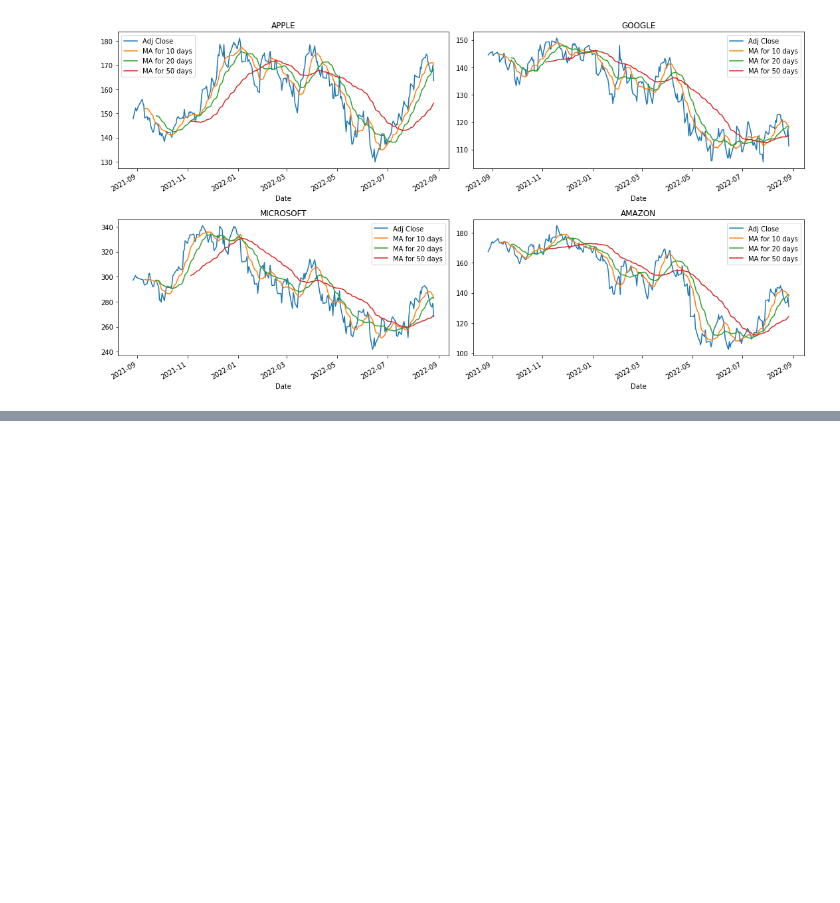
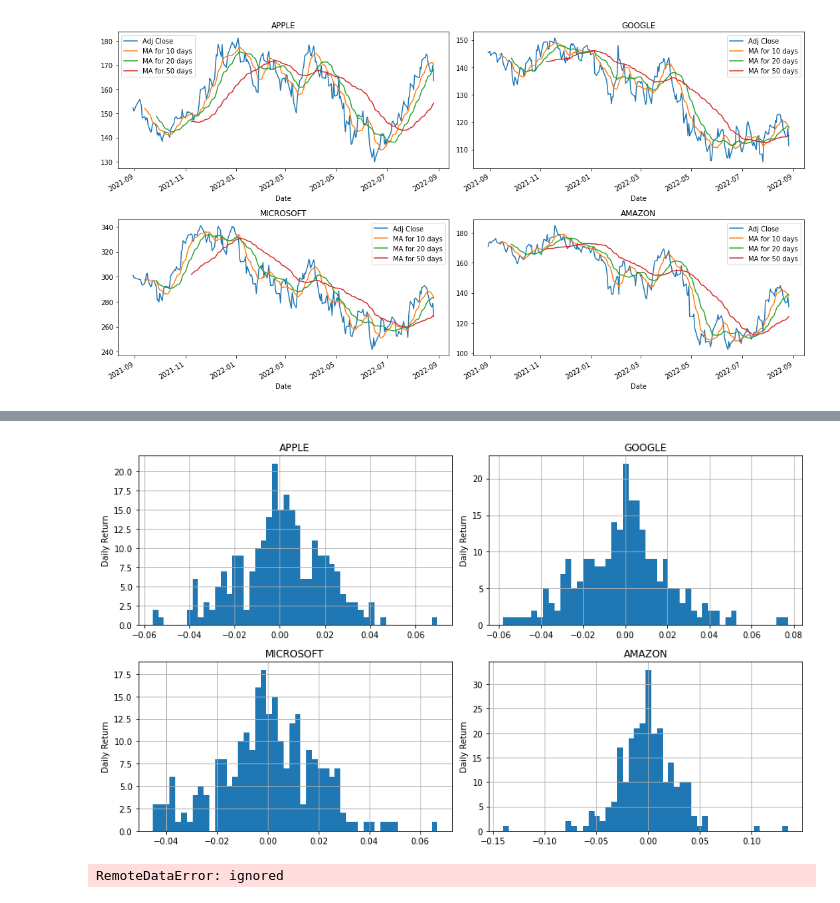
Before and after one commit to BANZOM/Stock_Market_Price_Prediction_by_LSTM, a Jupyter notebook: stocks_market_prediction_usingLSTM.ipynb, the cells around one changed output, grey strips where cells are left out. Drawn from its saved outputs; the diff is of its cells as text; code cells hidden in the pictures; blank space fills up the shorter version.

```diff
--- a/stocks_market_prediction_usingLSTM.ipynb
+++ b/stocks_market_prediction_usingLSTM.ipynb
@@ -186,0 +230,18 @@ fig.tight_layout()
+# %%
+plt.figure(figsize=(12, 7))
+
+for i, company in enumerate(company_list, 1):
+    plt.subplot(2, 2, i)
+    company['Daily Return'].hist(bins=50)
+    plt.ylabel('Daily Return')
+    plt.title(f'{company_name[i - 1]}')
+
+plt.tight_layout()
+# %% [output]
+[figure, added]
+# %%
+
+closing_df = DataReader(tech_list, 'yahoo', start, end)['Adj Close']
+closing_df.head()
+# %% [output]
+RemoteDataError: ignored
```
Also changed, not shown: parts of 8 cells of this notebook.
